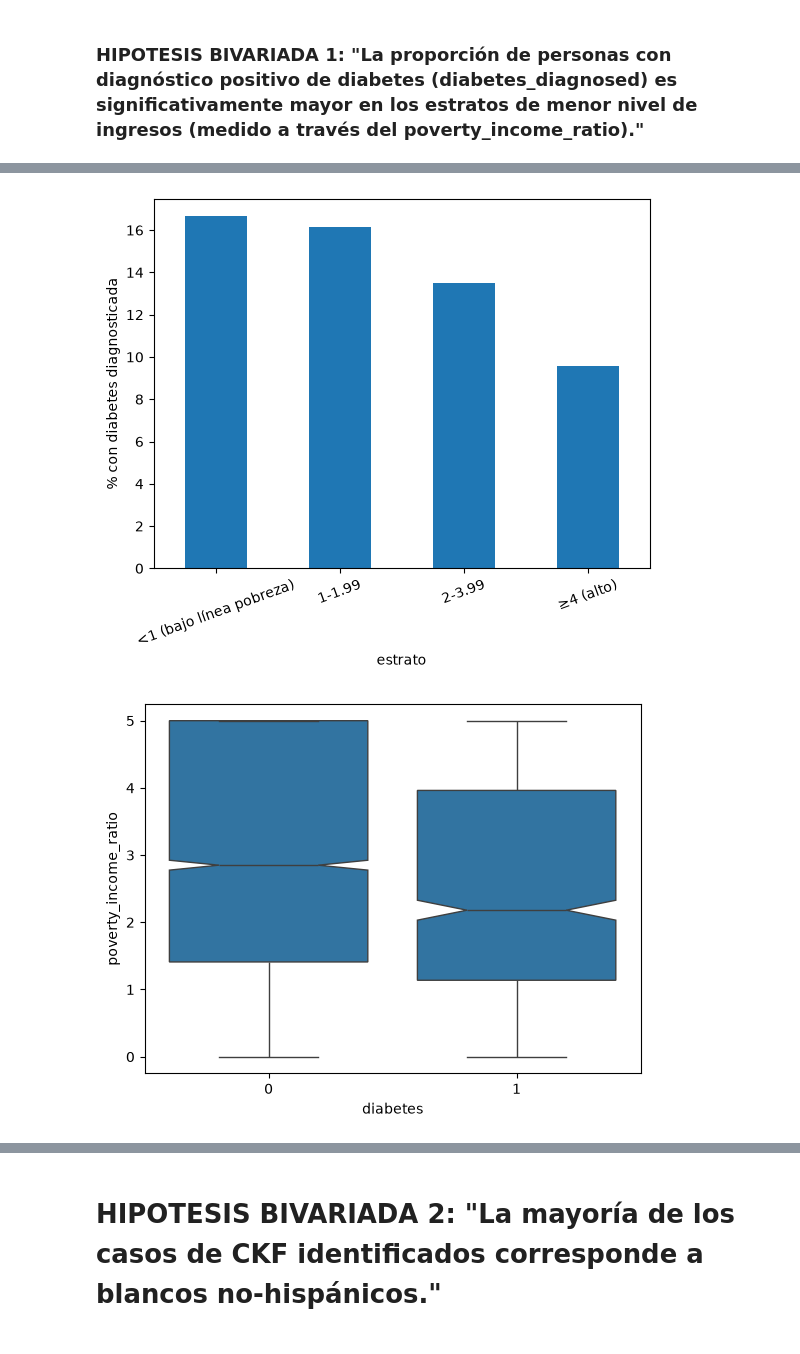
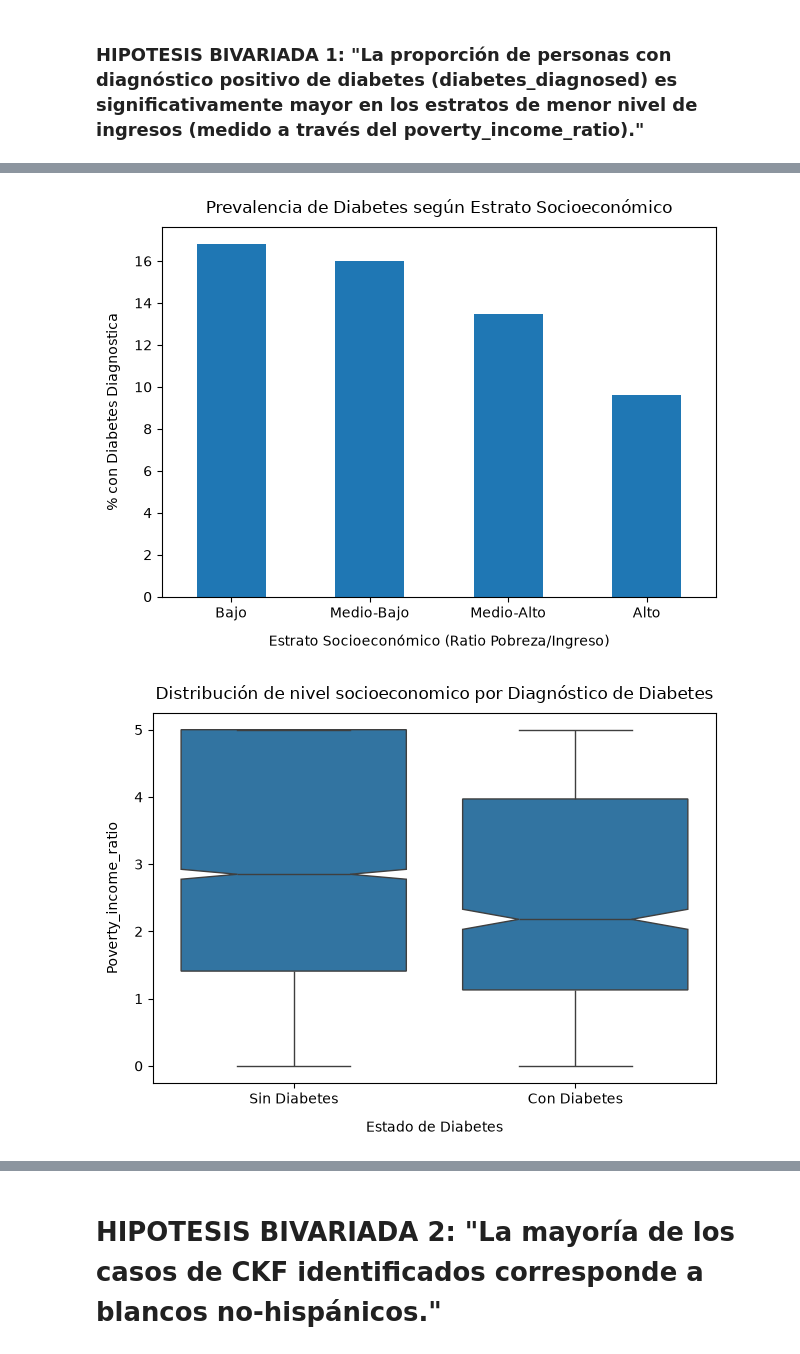
Before and after one commit to tincho1102/TpEspecialFundamentos, a Jupyter notebook: analisis.ipynb, the cells around one changed output, grey strips where cells are left out. Drawn from its saved outputs; the diff is of its cells as text; code cells hidden in the pictures.

```diff
--- a/analisis.ipynb
+++ b/analisis.ipynb
@@ -224,7 +206,7 @@ Filas con  2 medidas: 0
 inconsistencia_ckd = df['albumin_creatinine_ratio'].isna() & (df['egfr'] >= 90)
 
 # Filtramos el DataFrame conservando todo lo opuesto (el símbolo ~ niega la condición)
-df_limpio = df[~inconsistencia_ckd].copy()
+df= df[~inconsistencia_ckd].copy()
 # %%
 filtro_unknown = df['ckd_stage'] == 'Unknown'
 
@@ -335,13 +327,43 @@ Por esto mismo, aclaramos cuantos adultos fueron excluidos por no tener ibm.
 # %%
 h_b1 = df[df["age"] >= 18].copy()
+# filtramos por edad y graficamos para ver la distribucion
+
+# Eliminamos las filas que tengan nulos en las variables del análisis
+h_b1 = h_b1.dropna(
+    subset=["diabetes_diagnosed", "poverty_income_ratio"]
+).copy()
+
 h_b1["diabetes"] = (h_b1["diabetes_diagnosed"] == 1).astype(int)
-h_b1["estrato"] = pd.cut(h_b1["poverty_income_ratio"], [0, 1, 2, 4, 5.01], right=False,
-                       labels=["<1 (bajo línea pobreza)", "1-1.99", "2-3.99", "≥4 (alto)"],
-                       include_lowest=True)
+
+# Discretizamos la variable de "poverty_income_ratio" en 4 categorias
+h_b1["estrato"] = pd.cut(
+    h_b1["poverty_income_ratio"],
+    [0, 1, 2, 4, 5.01],
+    right=False,
+    labels=["Bajo", "Medio-Bajo", "Medio-Alto", "Alto"],
+    include_lowest=True,
+)
+
+# Gráfico de Barras: Prevalencia de Diabetes por Nivel Socioeconómico
 prev = h_b1.groupby("estrato", observed=True)["diabetes"].mean() * 100
-prev.plot.bar(); plt.ylabel("% con diabetes diagnosticada"); plt.xticks(rotation=20); plt.show()
-sns.boxplot(data=h_b1, x="diabetes", y="poverty_income_ratio", notch=True); plt.show()
+ax1 = prev.plot.bar()
+plt.title("Prevalencia de Diabetes según Estrato Socioeconómico", fontsize=12, pad=10)
+plt.xlabel("Estrato Socioeconómico (Ratio Pobreza/Ingreso)", labelpad=10)
+plt.ylabel("% con Diabetes Diagnostica", labelpad=10)
+plt.xticks(rotation=0)
+plt.tight_layout()
+plt.show()
+
+# Boxplot, distribución de ingresos según diagnóstico
+ax2 = sns.boxplot(data=h_b1, x="diabetes", y="poverty_income_ratio", notch=True)
+plt.title("Distribución de nivel socioeconomico por Diagnóstico de Diabetes", fontsize=12, pad=10)
+plt.xlabel("Estado de Diabetes", labelpad=10)
+plt.ylabel("Poverty_income_ratio", labelpad=10)
+ax2.set_xticks([0, 1])
+ax2.set_xticklabels(["Sin Diabetes", "Con Diabetes"])
+plt.tight_layout()
+plt.show()
 # %% [output]
-[figure, old version]
+[figure, new version]
-[figure, old version]
+[figure, new version]
 # %%
```
Also changed, not shown: parts of 26 cells of this notebook.
